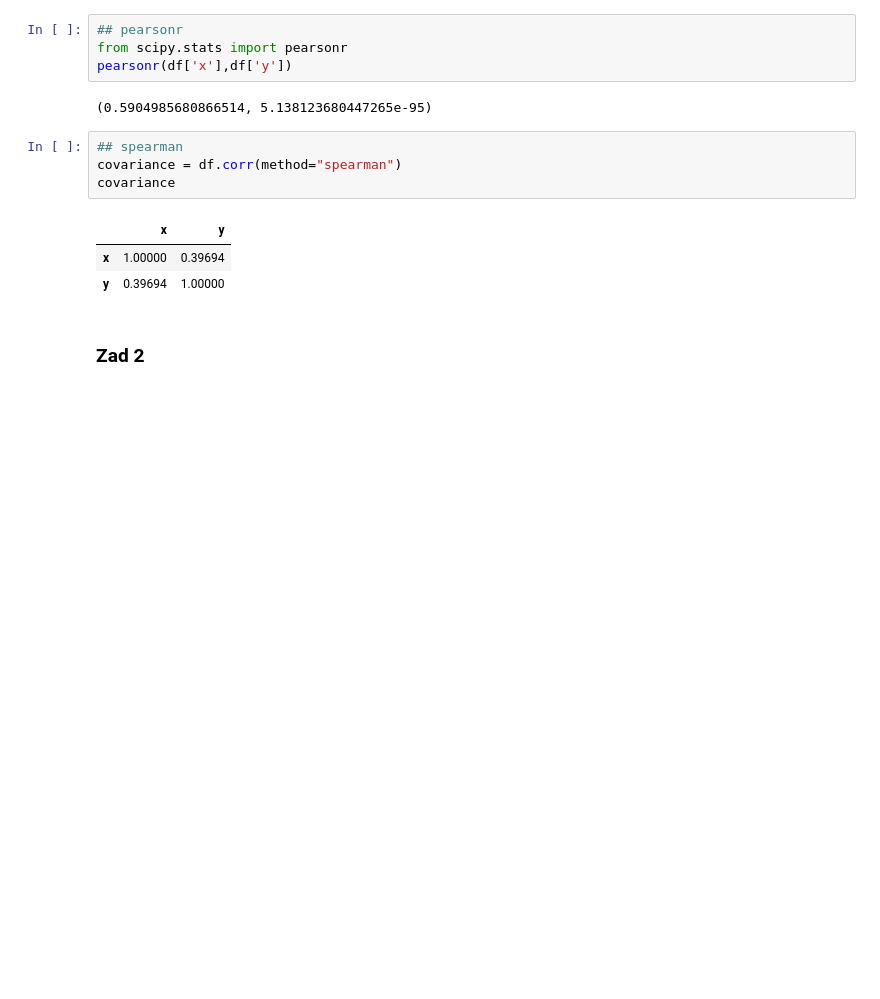
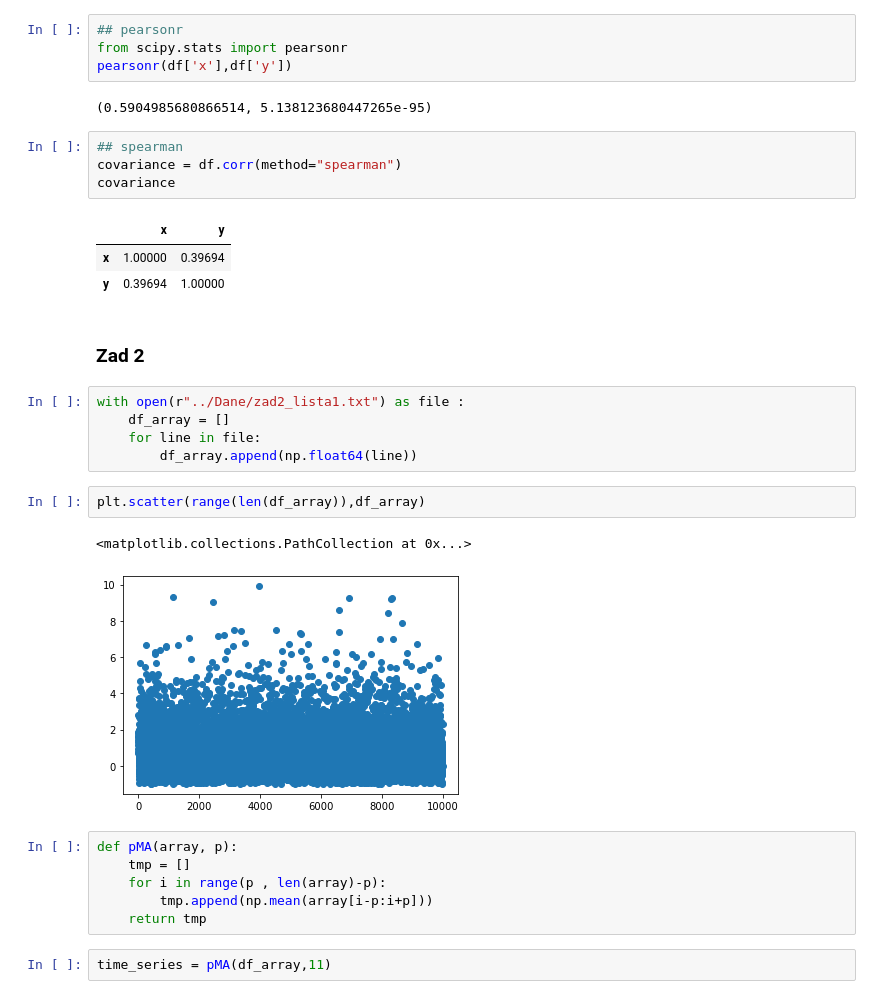
Before and after one commit to HalasTomasz/Kaszcz, a Jupyter notebook: Kaszcz - Hałas/Zajecia 2/Lista 1 + zad domowe.ipynb, the cells around one changed output. Cells and saved outputs as stored; diff of their text form; blank space fills up the shorter version.

```diff
--- a/Kaszcz - Hałas/Zajecia 2/Lista 1 + zad domowe.ipynb
+++ b/Kaszcz - Hałas/Zajecia 2/Lista 1 + zad domowe.ipynb
@@ -104,3 +88,21 @@ covariance
 | y | 0.39694 | 1.00000 |
 # %% [markdown]
 ### Zad 2
+# %%
+with open(r"../Dane/zad2_lista1.txt") as file :
+    df_array = []
+    for line in file:
+        df_array.append(np.float64(line))
+# %%
+plt.scatter(range(len(df_array)),df_array)
+# %% [output]
+<matplotlib.collections.PathCollection at 0x...>
+[figure, added]
+# %%
+def pMA(array, p):
+    tmp = []
+    for i in range(p , len(array)-p):
+        tmp.append(np.mean(array[i-p:i+p]))
+    return tmp
+# %%
+time_series = pMA(df_array,11)
```
Also changed, not shown: parts of 6 cells of this notebook.
